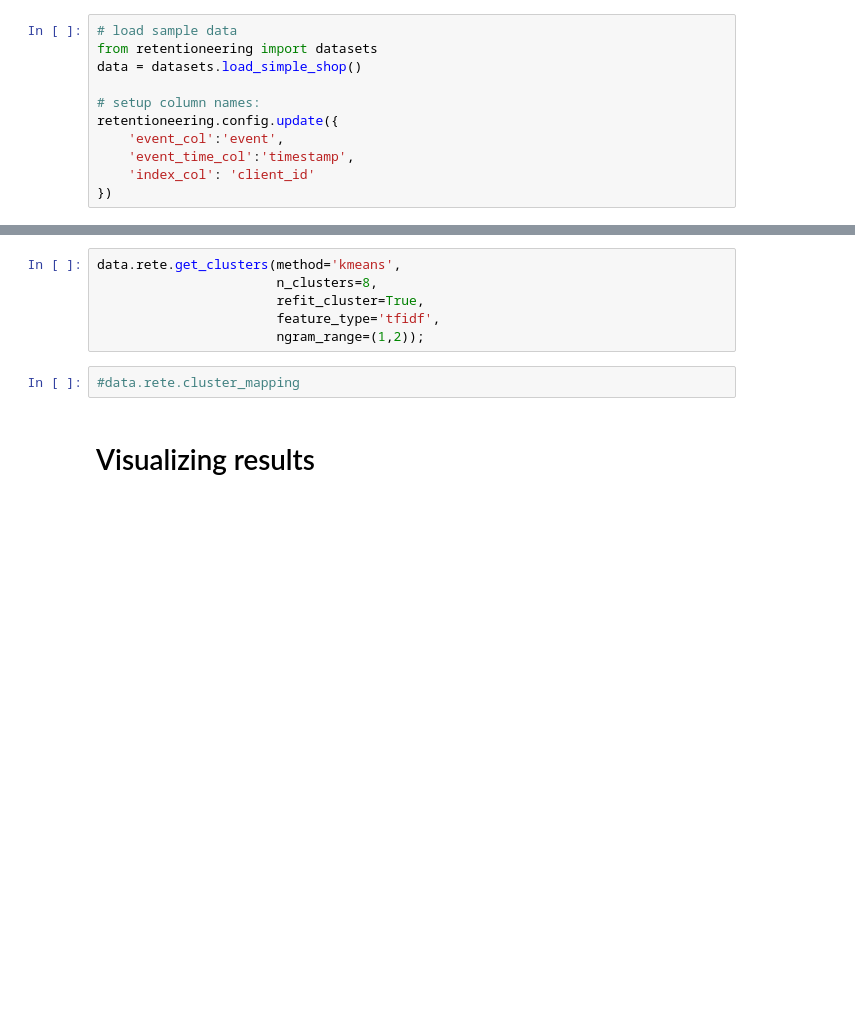
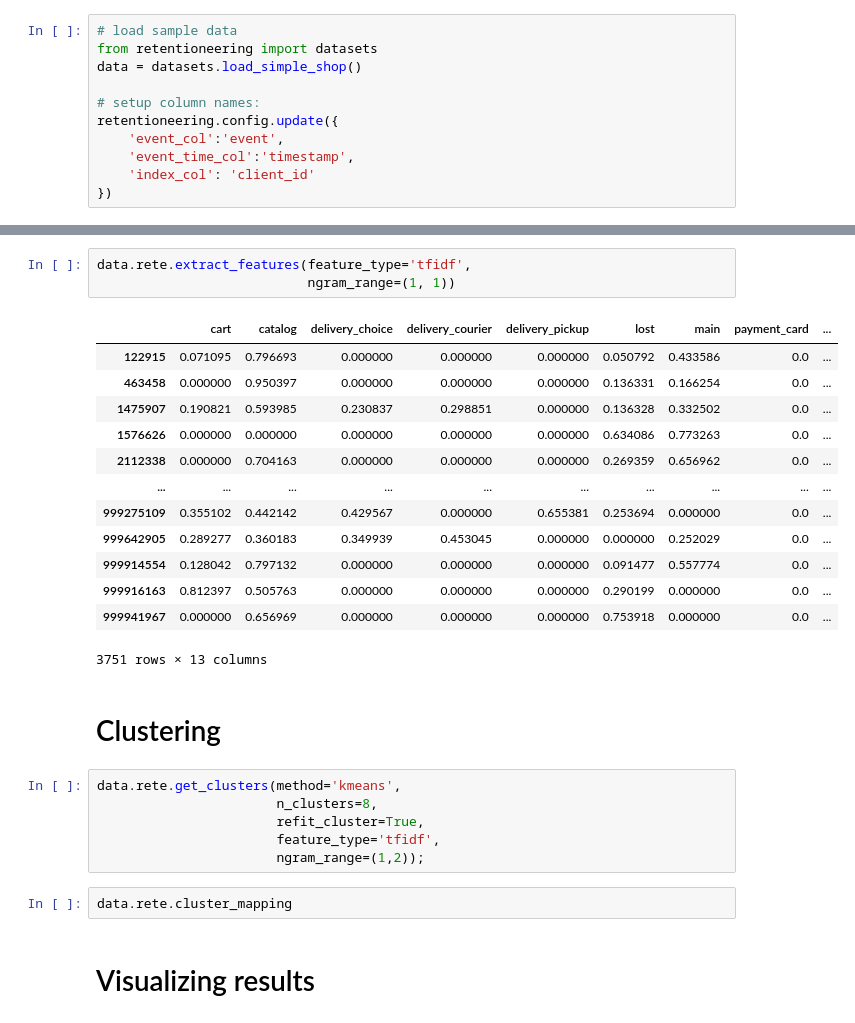
Before and after one commit to retentioneering/retentioneering-tools, a Jupyter notebook: examples/clusters_tutorial.ipynb, the cells around one changed output, grey strips where cells are left out. Drawn from its saved outputs; the diff is of its cells as text; blank space fills up the shorter version.

```diff
--- a/examples/clusters_tutorial.ipynb
+++ b/examples/clusters_tutorial.ipynb
@@ -16,3 +37,22 @@ retentioneering.config.update({
+# %%
+data.rete.extract_features(feature_type='tfidf',
+                           ngram_range=(1, 1))
+# %% [output]
+|  | cart | catalog | delivery_choice | delivery_courier | delivery_pickup | lost | main | payment_card | ... |
+| 122915 | 0.071095 | 0.796693 | 0.000000 | 0.000000 | 0.000000 | 0.050792 | 0.433586 | 0.0 | ... |
+| 463458 | 0.000000 | 0.950397 | 0.000000 | 0.000000 | 0.000000 | 0.136331 | 0.166254 | 0.0 | ... |
+| 1475907 | 0.190821 | 0.593985 | 0.230837 | 0.298851 | 0.000000 | 0.136328 | 0.332502 | 0.0 | ... |
+| 1576626 | 0.000000 | 0.000000 | 0.000000 | 0.000000 | 0.000000 | 0.634086 | 0.773263 | 0.0 | ... |
+| 2112338 | 0.000000 | 0.704163 | 0.000000 | 0.000000 | 0.000000 | 0.269359 | 0.656962 | 0.0 | ... |
+| ... | ... | ... | ... | ... | ... | ... | ... | ... | ... |
+| 999275109 | 0.355102 | 0.442142 | 0.429567 | 0.000000 | 0.655381 | 0.253694 | 0.000000 | 0.0 | ... |
+| 999642905 | 0.289277 | 0.360183 | 0.349939 | 0.453045 | 0.000000 | 0.000000 | 0.252029 | 0.0 | ... |
+| 999914554 | 0.128042 | 0.797132 | 0.000000 | 0.000000 | 0.000000 | 0.091477 | 0.557774 | 0.0 | ... |
+| 999916163 | 0.812397 | 0.505763 | 0.000000 | 0.000000 | 0.000000 | 0.290199 | 0.000000 | 0.0 | ... |
+| 999941967 | 0.000000 | 0.656969 | 0.000000 | 0.000000 | 0.000000 | 0.753918 | 0.000000 | 0.0 | ... |
+3751 rows × 13 columns
+# %% [markdown]
+# Clustering
 # %%
 data.rete.get_clusters(method='kmeans',
                        n_clusters=8,
@@ -20,7 +60,7 @@ data.rete.get_clusters(method='kmeans',
                        feature_type='tfidf',
                        ngram_range=(1,2));
 # %%
-#data.rete.cluster_mapping
+data.rete.cluster_mapping
 # %% [markdown]
 # Visualizing results
 # %%
```
Also changed, not shown: parts of 6 cells of this notebook, 1 other file.
